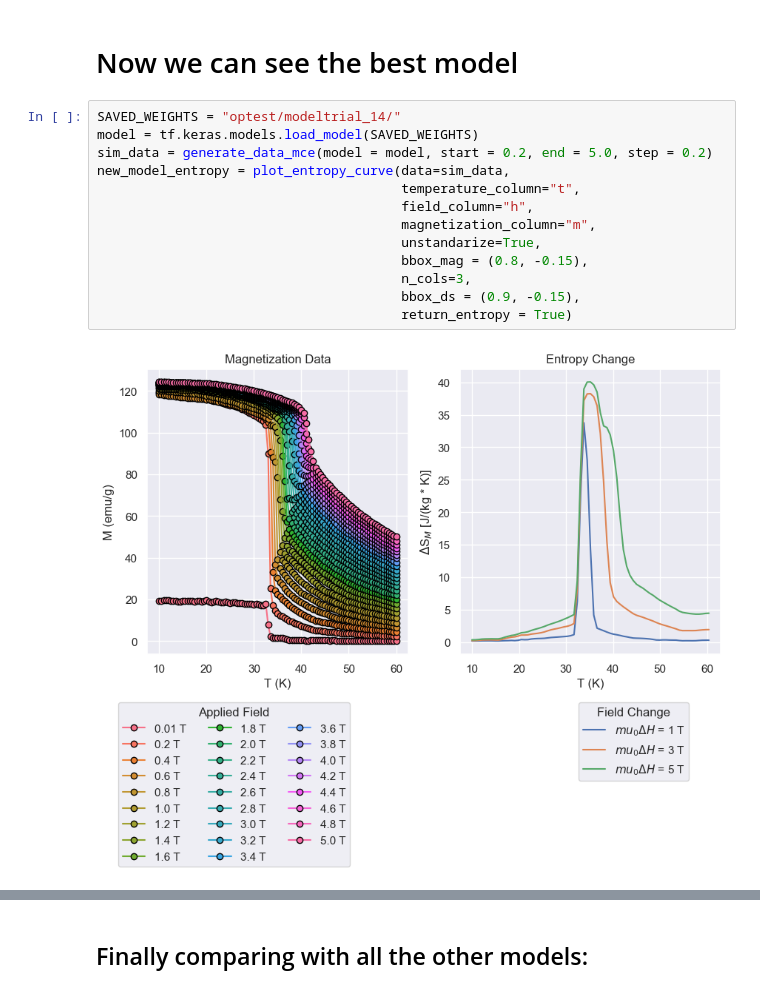
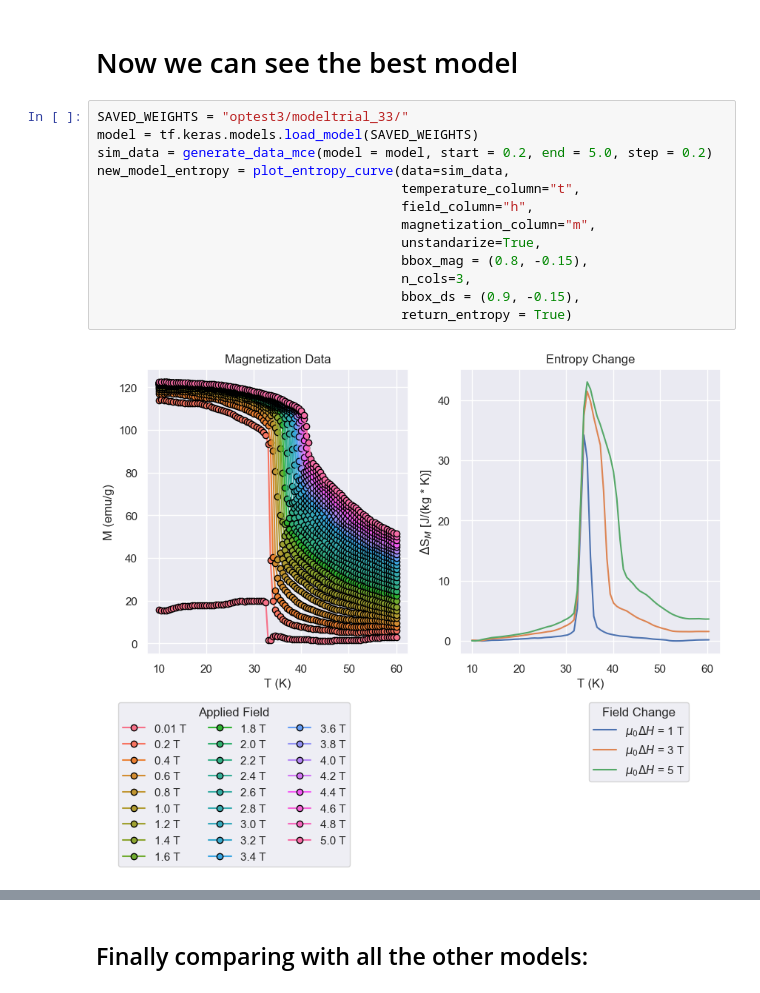
Before and after one commit to kensei-te/mat_interp, a Jupyter notebook: notebooks/Simulation Visualizaiton.ipynb, the cells around one changed output, grey strips where cells are left out. Saved outputs shown, nothing was run; the diff lists cells and outputs as text.

```diff
--- a/notebooks/Simulation Visualizaiton.ipynb
+++ b/notebooks/Simulation Visualizaiton.ipynb
@@ -194,17 +194,17 @@ Starting optimization process...
 # %% [markdown]
 # Now we can see the best model
 # %%
-SAVED_WEIGHTS = "optest/modeltrial_14/"
+SAVED_WEIGHTS = "optest3/modeltrial_33/"
 model = tf.keras.models.load_model(SAVED_WEIGHTS)
 sim_data = generate_data_mce(model = model, start = 0.2, end = 5.0, step = 0.2)
 new_model_entropy = plot_entropy_curve(data=sim_data,
                                        temperature_column="t",
                                        field_column="h",
                                        magnetization_column="m",
                                        unstandarize=True,
                                        bbox_mag = (0.8, -0.15),
                                        n_cols=3,
                                        bbox_ds = (0.9, -0.15),
                                        return_entropy = True)
 # %% [output]
-[figure, old version]
+[figure, new version]
```
Also changed, not shown: parts of 4 cells of this notebook, 1 other file.
